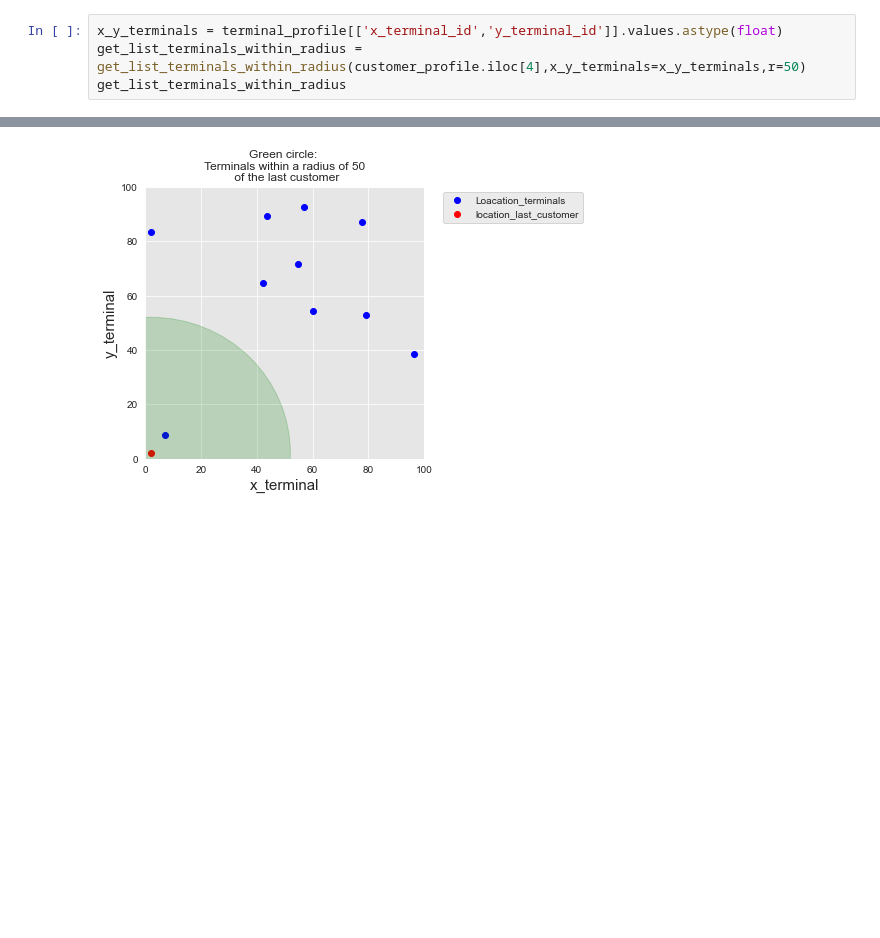
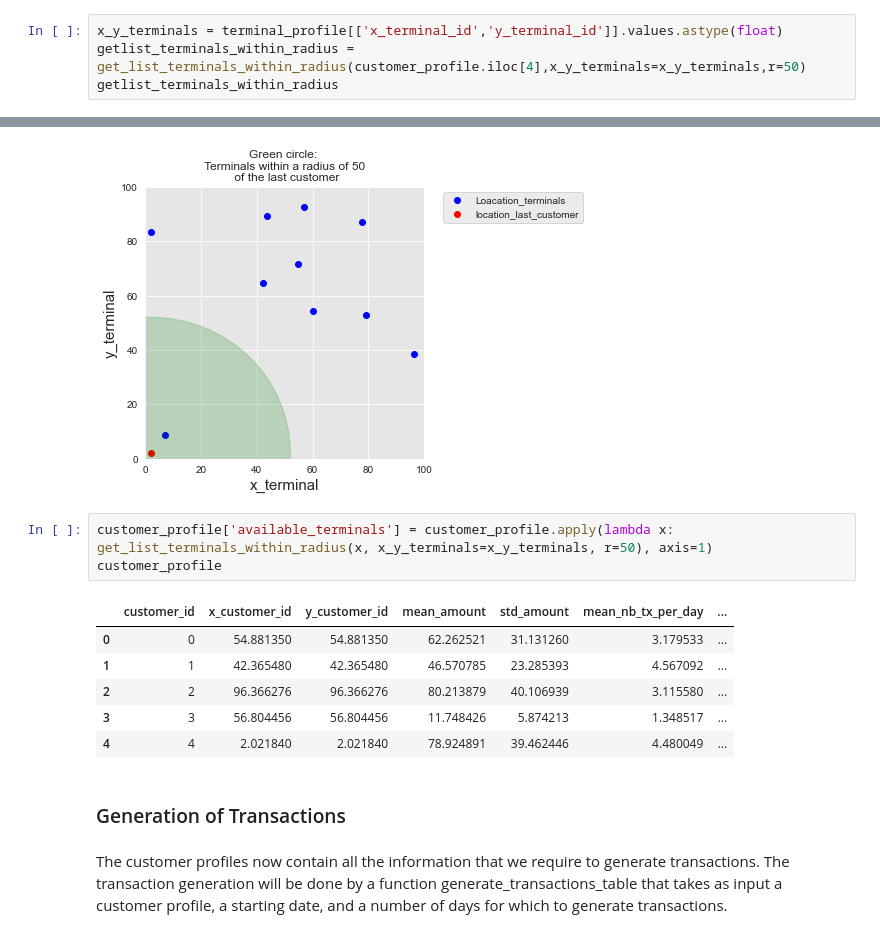
Before and after one commit to ShahulHam33d/Fraud_Transaction_Detection, a Jupyter notebook: Fraud_transaction_detection.ipynb, the cells around one changed output, grey strips where cells are left out. Cells and saved outputs as stored; diff of their text form; blank space fills up the shorter version.

Commit message:
terminal profile generatin completed

```diff
--- a/Fraud_transaction_detection.ipynb
+++ b/Fraud_transaction_detection.ipynb
@@ -122,8 +122,8 @@ def get_list_terminals_within_radius(customer_profile,x_y_terminals,r):
     return available_terminals
 # %%
 x_y_terminals = terminal_profile[['x_terminal_id','y_terminal_id']].values.astype(float)
-get_list_terminals_within_radius = get_list_terminals_within_radius(customer_profile.iloc[4],x_y_terminals=x_y_terminals,r=50)
-get_list_terminals_within_radius
+getlist_terminals_within_radius = get_list_terminals_within_radius(customer_profile.iloc[4],x_y_terminals=x_y_terminals,r=50)
+getlist_terminals_within_radius
 # %% [output]
 [7]
 # %% [markdown]
@@ -163,3 +163,17 @@ ax.set_ylabel("y_terminal",fontsize=fontsize)
 terminal_available_to_customer_fig
 # %% [output]
 [figure]
+# %%
+customer_profile['available_terminals'] = customer_profile.apply(lambda x: get_list_terminals_within_radius(x, x_y_terminals=x_y_terminals, r=50), axis=1)
+customer_profile
+# %% [output]
+|  | customer_id | x_customer_id | y_customer_id | mean_amount | std_amount | mean_nb_tx_per_day | ... |
+| 0 | 0 | 54.881350 | 54.881350 | 62.262521 | 31.131260 | 3.179533 | ... |
+| 1 | 1 | 42.365480 | 42.365480 | 46.570785 | 23.285393 | 4.567092 | ... |
+| 2 | 2 | 96.366276 | 96.366276 | 80.213879 | 40.106939 | 3.115580 | ... |
+| 3 | 3 | 56.804456 | 56.804456 | 11.748426 | 5.874213 | 1.348517 | ... |
+| 4 | 4 | 2.021840 | 2.021840 | 78.924891 | 39.462446 | 4.480049 | ... |
+# %% [markdown]
+### Generation of Transactions
+# %% [markdown]
+The customer profiles now contain all the information that we require to generate transactions. The transaction generation will be done by a function generate_transactions_table that takes as input a customer profile, a starting date, and a number of days for which to generate transactions.
```
